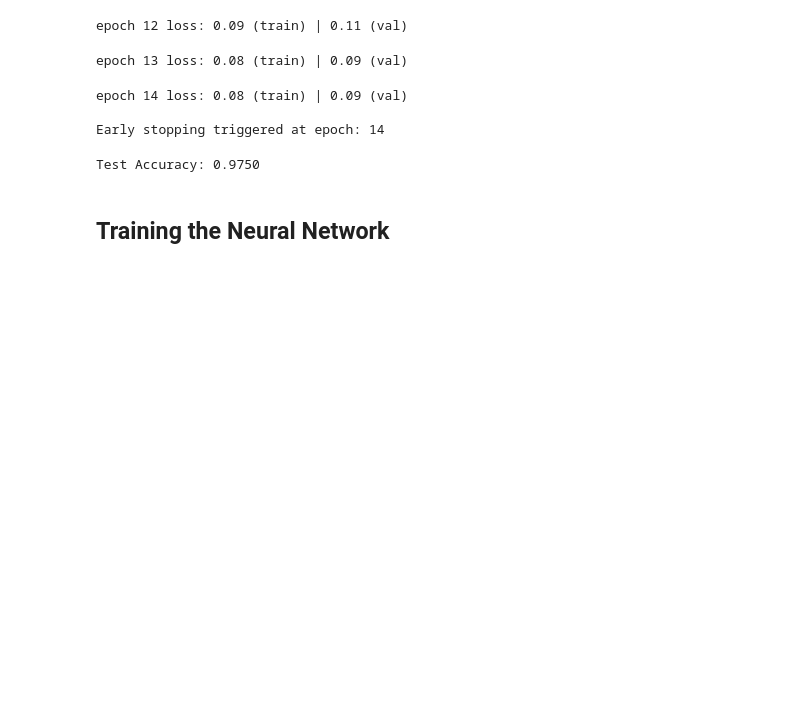
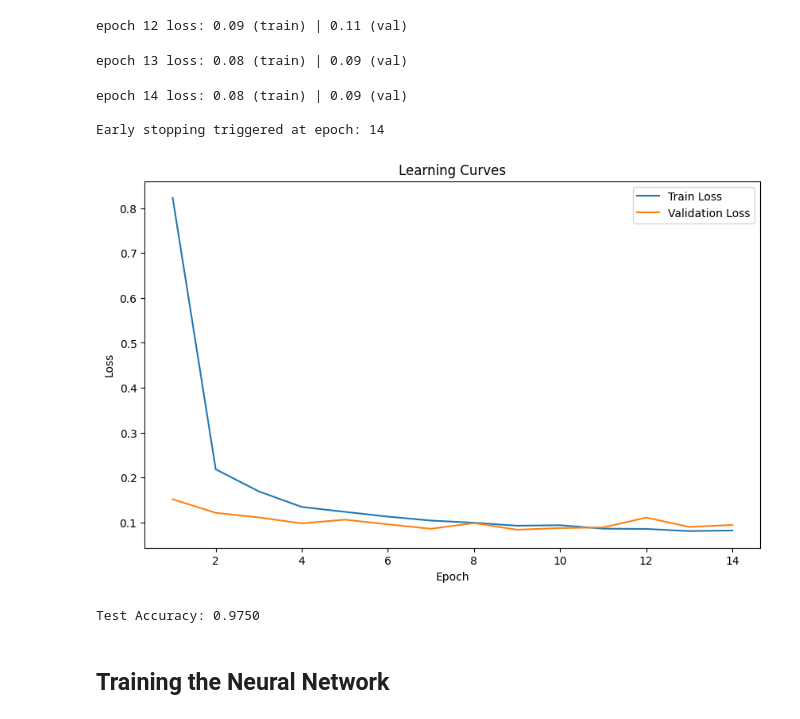
Before and after one commit to ivanovichGit/computacional, a Jupyter notebook: neural_networks_sample/neural_networks_sample.ipynb, the cells around one changed output. Drawn from its saved outputs; the diff is of its cells as text; code cells hidden in the pictures; blank space fills up the shorter version.

```diff
--- a/neural_networks_sample/neural_networks_sample.ipynb
+++ b/neural_networks_sample/neural_networks_sample.ipynb
@@ -207,4 +207,20 @@ epoch 13 loss: 0.08 (train) | 0.09 (val)
 epoch 14 loss: 0.08 (train) | 0.09 (val)
 
 Early stopping triggered at epoch: 14
+# %%
+def plot_learning_curves(_train_losses, _val_losses):
+    epochs = range(1, len(_train_losses) + 1)
+
+    plt.figure(figsize=(10, 6))
+    plt.plot(epochs, _train_losses, label="Train Loss")
+    plt.plot(epochs, _val_losses, label="Validation Loss")
+    plt.xlabel("Epoch")
+    plt.ylabel("Loss")
+    plt.title("Learning Curves")
+    plt.legend()
+    plt.show()
+
+plot_learning_curves(train_losses, val_losses)
+# %% [output]
+[figure, added]
 # %%
```
Also changed, not shown: parts of 9 cells of this notebook.
